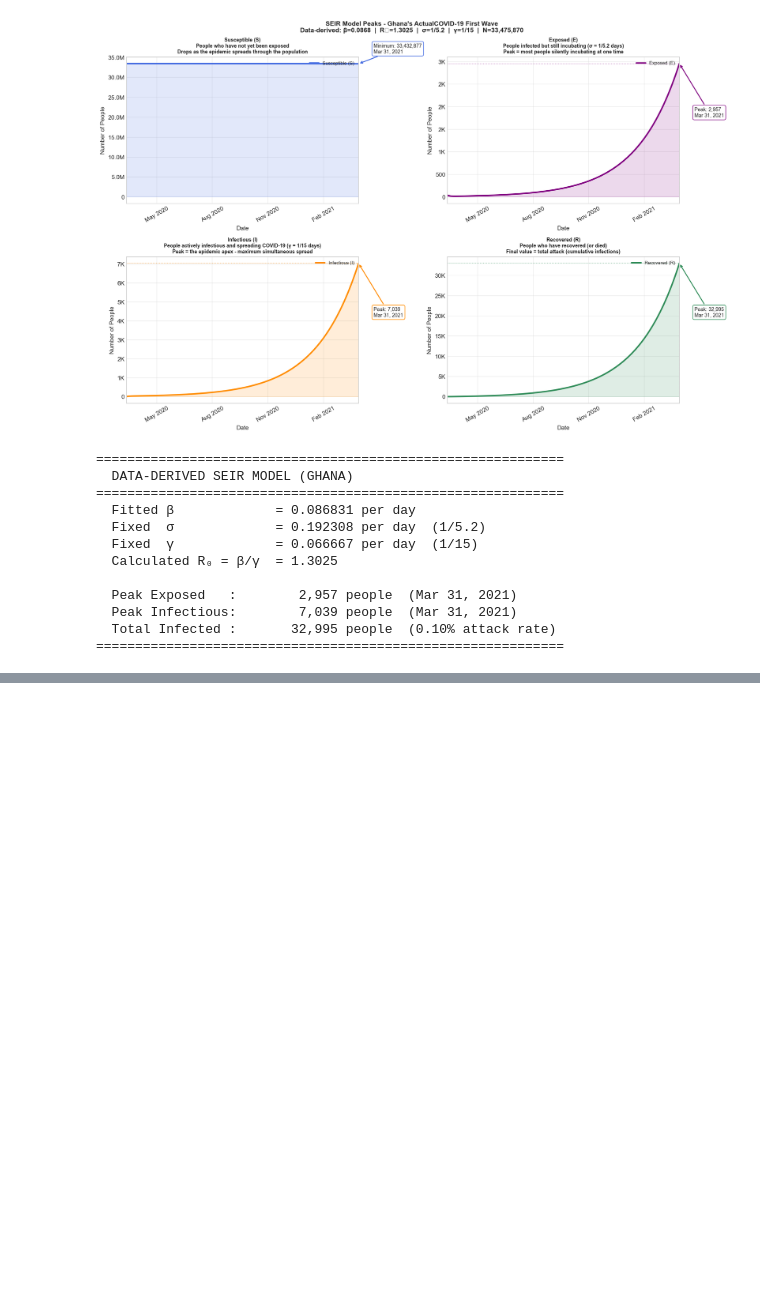
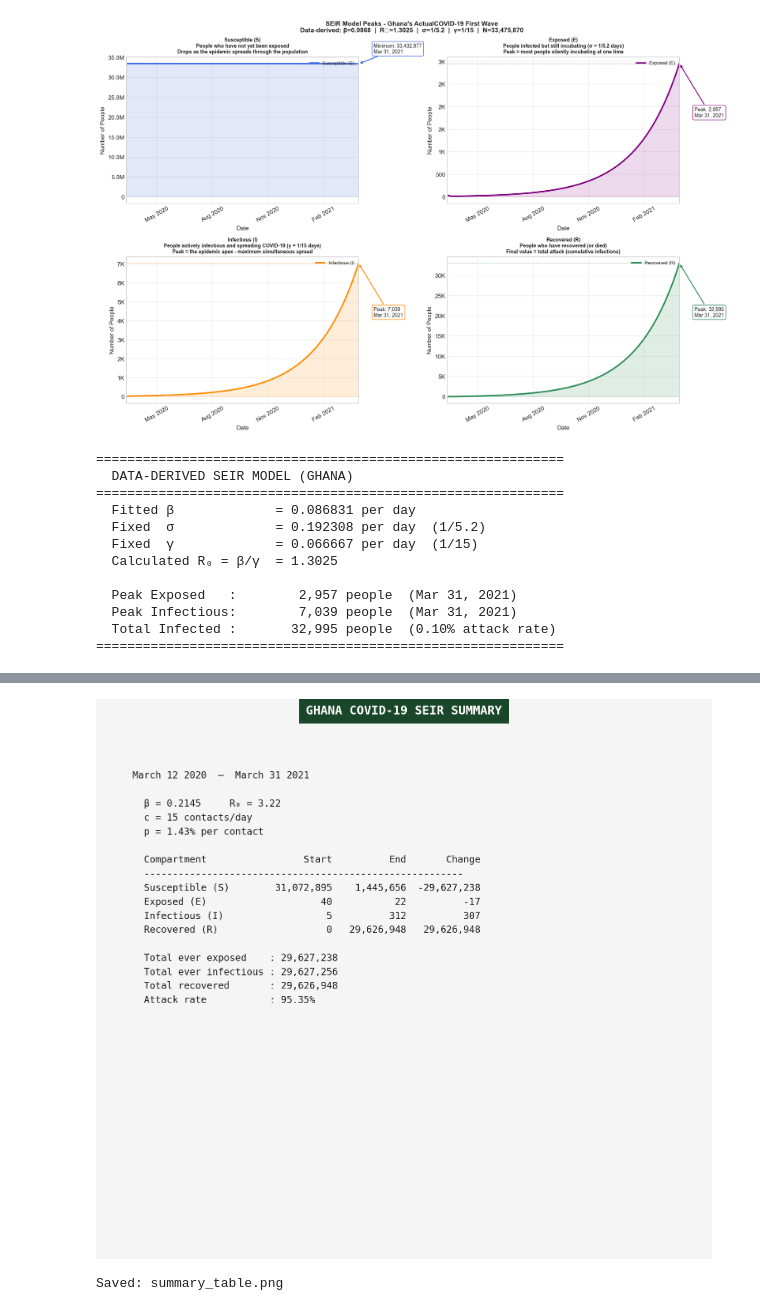
Before and after one commit to codelassey/meteorology-projects, a Jupyter notebook: MET462-BIOMET/new_seir.ipynb, the cells around one changed output, grey strips where cells are left out. Drawn from its saved outputs; the diff is of its cells as text; code cells hidden in the pictures; blank space fills up the shorter version.

Commit message:
Add SEIR modeling of COVID 19

```diff
--- a/MET462-BIOMET/new_seir.ipynb
+++ b/MET462-BIOMET/new_seir.ipynb
@@ -840,0 +1021,51 @@ print("=" * 60)
+# %%
+
+#  SAVE SUMMARY TABLE AS IMAGE
+
+summary_lines = [
+    "GHANA COVID-19 SEIR SUMMARY",
+    "March 12 2020  —  March 31 2021",
+    "",
+    f"  β = {beta:.4f}     R₀ = {R0:.2f}",
+    f"  c = {c} contacts/day",
+    f"  p = {p*100:.2f}% per contact",
+    "",
+    f"  {'Compartment':<20} {'Start':>12} {'End':>12} {'Change':>12}",
+    f"  {'-'*56}",
+    f"  {'Susceptible (S)':<20} {int(S0):>12,} {int(S_out[-1]):>12,} {int(S_out[-1]-S0):>12,}",
+    f"  {'Exposed (E)':<20} {int(E0):>12,} {int(E_out[-1]):>12,} {int(E_out[-1]-E0):>12,}",
+    f"  {'Infectious (I)':<20} {int(I0):>12,} {int(I_out[-1]):>12,} {int(I_out[-1]-I0):>12,}",
+    f"  {'Recovered (R)':<20} {int(R0i):>12,} {int(R_out[-1]):>12,} {int(R_out[-1]-R0i):>12,}",
+    "",
+    f"  Total ever exposed    : {total_exposed:,}",
+    f"  Total ever infectious : {total_infectious:,}",
+    f"  Total recovered       : {total_recovered:,}",
+    f"  Attack rate           : {R_out[-1]/N*100:.2f}%",
+]
+
+fig, ax = plt.subplots(figsize=(10, len(summary_lines) * 0.45 + 1))
+ax.axis('off')
+
+ax.text(0.5, 1.0, summary_lines[0],
+        transform=ax.transAxes,
+        fontsize=14, fontweight='bold', ha='center', va='top',
+        fontfamily='monospace',
+        color='white',
+        bbox=dict(facecolor='#1a472a', edgecolor='none', pad=8))
+
+body_text = "\n".join(summary_lines[1:])
+ax.text(0.05, 0.88, body_text,
+        transform=ax.transAxes,
+        fontsize=11, ha='left', va='top',
+        fontfamily='monospace',
+        color='#1a1a1a',
+        linespacing=1.6)
+
+fig.patch.set_facecolor('#f5f5f5')
+plt.tight_layout()
+plt.savefig('summary_table.png', dpi=150, bbox_inches='tight')
+plt.show()
+print("Saved: summary_table.png")
+# %% [output]
+[figure, added]
+Saved: summary_table.png
```
Also changed, not shown: parts of 11 cells of this notebook.
